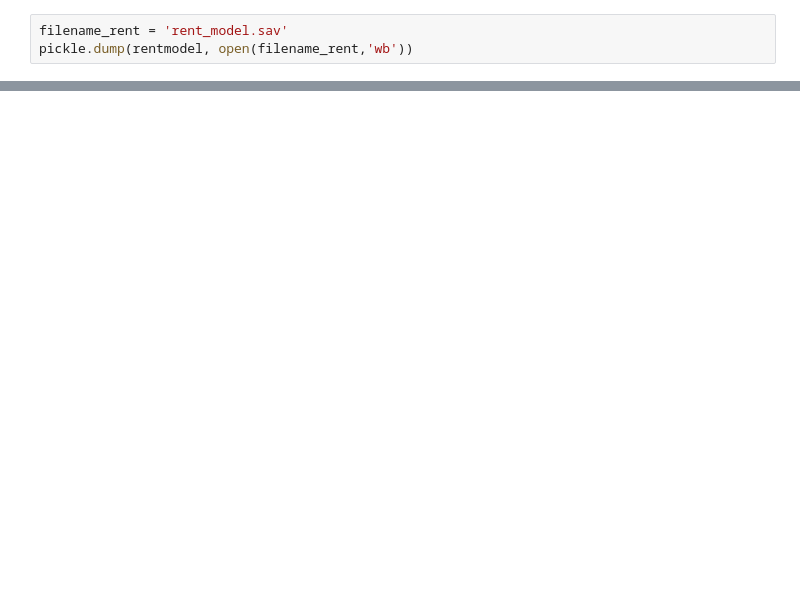
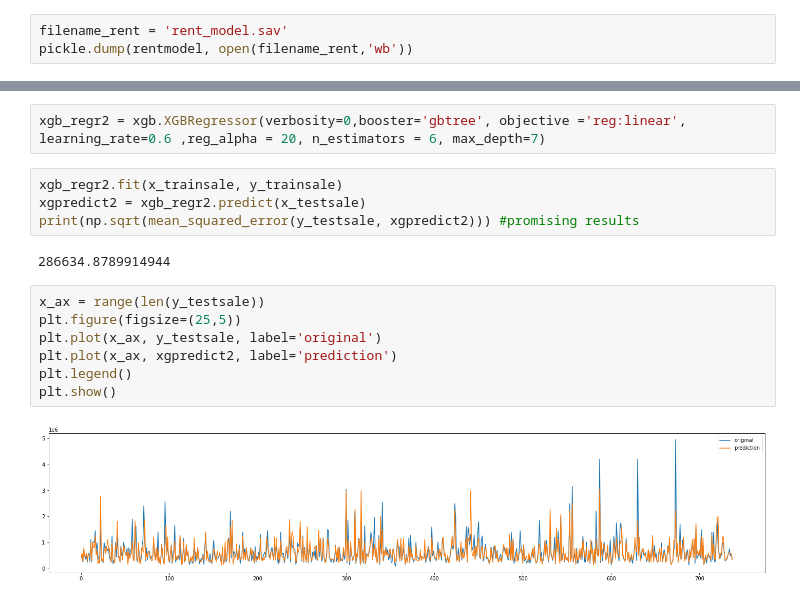
Before and after one commit to Astrobert0/Project-5-scikitlearn, a Jupyter notebook: model_selection.ipynb, the cells around one changed output, grey strips where cells are left out. Drawn from its saved outputs; the diff is of its cells as text; blank space fills up the shorter version.

```diff
--- a/model_selection.ipynb
+++ b/model_selection.ipynb
@@ -231,0 +268,17 @@ since it gives a very low score with the second test data, we will use the ensem
+# %%
+xgb_regr2 = xgb.XGBRegressor(verbosity=0,booster='gbtree', objective ='reg:linear', learning_rate=0.6 ,reg_alpha = 20, n_estimators = 6, max_depth=7)
+# %%
+xgb_regr2.fit(x_trainsale, y_trainsale)
+xgpredict2 = xgb_regr2.predict(x_testsale)
+print(np.sqrt(mean_squared_error(y_testsale, xgpredict2))) #promising results
+# %% [output]
+286634.8789914944
+# %%
+x_ax = range(len(y_testsale))
+plt.figure(figsize=(25,5))
+plt.plot(x_ax, y_testsale, label='original')
+plt.plot(x_ax, xgpredict2, label='prediction')
+plt.legend()
+plt.show()
+# %% [output]
+[figure, added]
```
Also changed, not shown: parts of 21 cells of this notebook, 4 other files.
